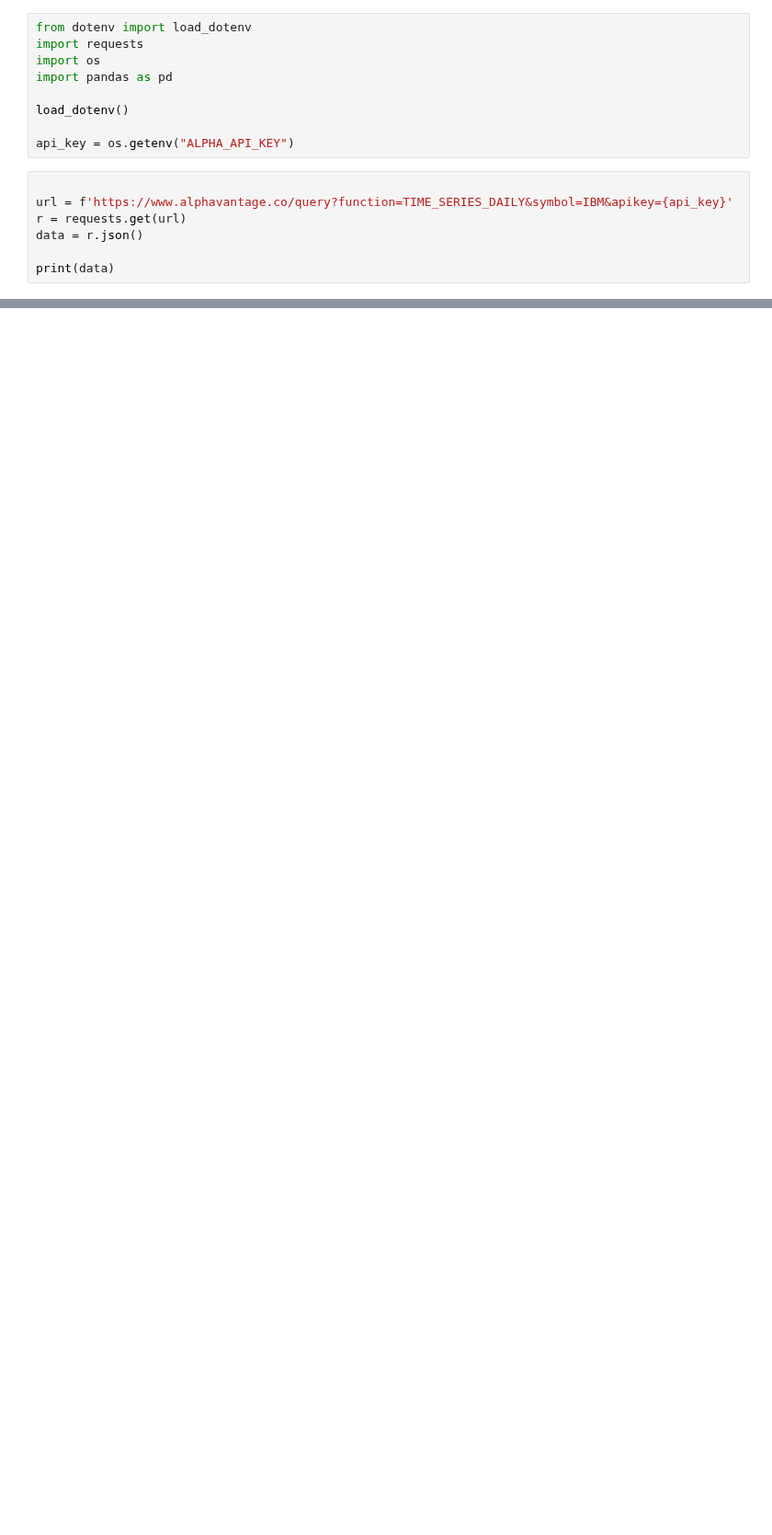
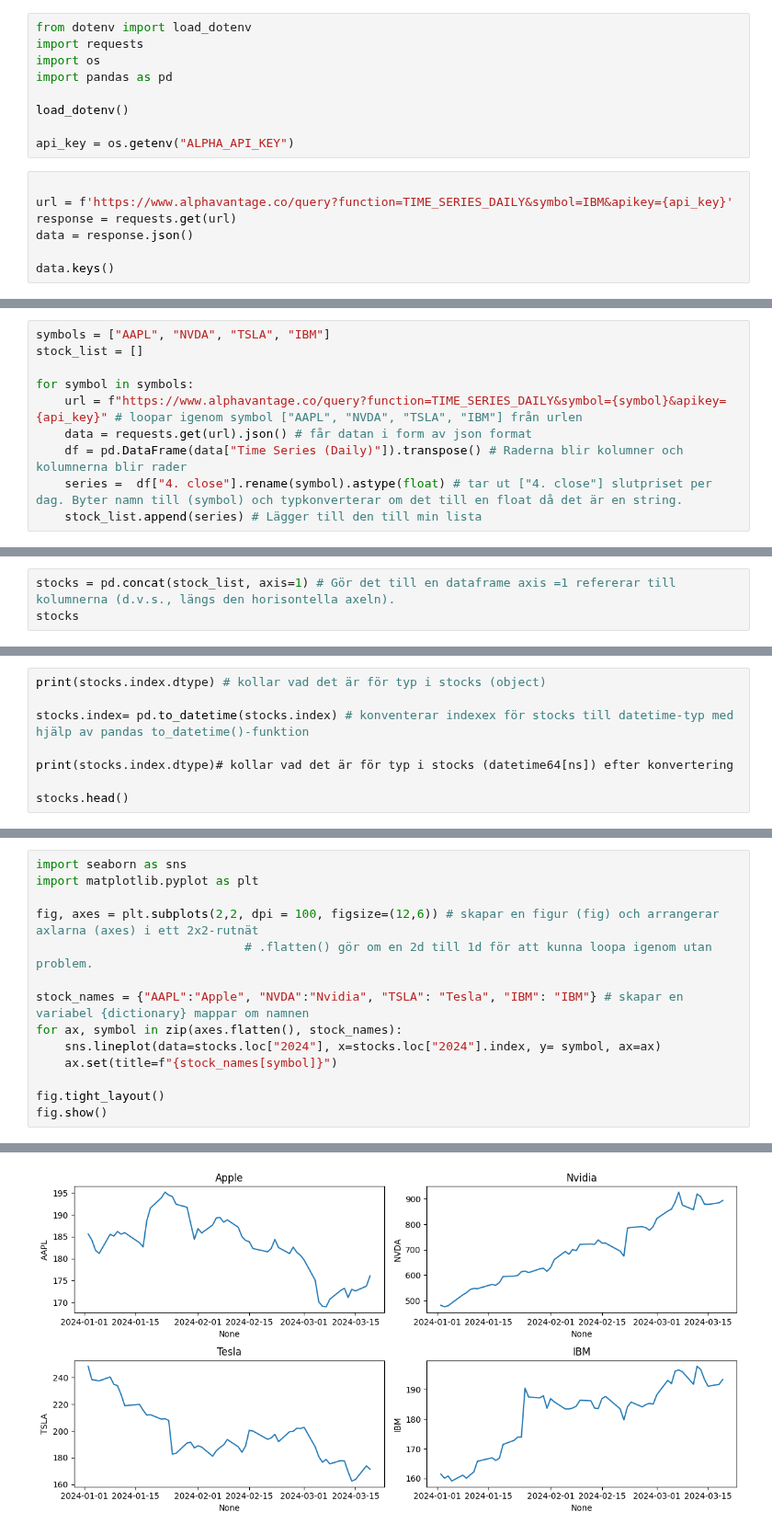
Before and after one commit to Utjiman/Python-Richard-Boden-OPA23, a Jupyter notebook: Code_Alongs/Lec11_api.ipynb, the cells around one changed output, grey strips where cells are left out. Shown at 92% size. Saved outputs shown, nothing was run; the diff lists cells and outputs as text; blank space fills up the shorter version.

```diff
--- a/Code_Alongs/Lec11_api.ipynb
+++ b/Code_Alongs/Lec11_api.ipynb
@@ -10,8 +10,8 @@ api_key = os.getenv("ALPHA_API_KEY")
 # %%
 
 url = f'https://www.alphavantage.co/query?function=TIME_SERIES_DAILY&symbol=IBM&apikey={api_key}'
-r = requests.get(url)
-data = r.json()
+response = requests.get(url)
+data = response.json()
 
-print(data)
+data.keys()
 # %% [output]
@@ -19,0 +89,10 @@ Error:
+# %%
+symbols = ["AAPL", "NVDA", "TSLA", "IBM"]
+stock_list = []
+
+for symbol in symbols:
+    url = f"https://www.alphavantage.co/query?function=TIME_SERIES_DAILY&symbol={symbol}&apikey={api_key}" # loopar igenom symbol ["AAPL", "NVDA", "TSLA", "IBM"] från urlen
+    data = requests.get(url).json() # får datan i form av json format
+    df = pd.DataFrame(data["Time Series (Daily)"]).transpose() # Raderna blir kolumner och kolumnerna blir rader
+    series =  df["4. close"].rename(symbol).astype(float) # tar ut ["4. close"] slutpriset per dag. Byter namn till (symbol) och typkonverterar om det till en float då det är en string.
+    stock_list.append(series) # Lägger till den till min lista
@@ -19,0 +134,3 @@ Error:
+# %%
+stocks = pd.concat(stock_list, axis=1) # Gör det till en dataframe axis =1 refererar till kolumnerna (d.v.s., längs den horisontella axeln).
+stocks
@@ -19,0 +157,8 @@ Error:
+# %%
+print(stocks.index.dtype) # kollar vad det är för typ i stocks (object)
+
+stocks.index= pd.to_datetime(stocks.index) # konventerar indexex för stocks till datetime-typ med hjälp av pandas to_datetime()-funktion
+
+print(stocks.index.dtype)# kollar vad det är för typ i stocks (datetime64[ns]) efter konvertering
+
+stocks.head()
@@ -19,0 +218,15 @@ Error:
+# %%
+import seaborn as sns
+import matplotlib.pyplot as plt
+
+fig, axes = plt.subplots(2,2, dpi = 100, figsize=(12,6)) # skapar en figur (fig) och arrangerar axlarna (axes) i ett 2x2-rutnät
+                             # .flatten() gör om en 2d till 1d för att kunna loopa igenom utan problem.
+
+stock_names = {"AAPL":"Apple", "NVDA":"Nvidia", "TSLA": "Tesla", "IBM": "IBM"} # skapar en variabel {dictionary} mappar om namnen
+for ax, symbol in zip(axes.flatten(), stock_names):
+    sns.lineplot(data=stocks.loc["2024"], x=stocks.loc["2024"].index, y= symbol, ax=ax)
+    ax.set(title=f"{stock_names[symbol]}")
+
+fig.tight_layout()
+fig.show()
+# %% [output]
@@ -19,0 +234 @@ Error:
+[figure, added]
```
Also changed, not shown: parts of 19 cells of this notebook, 1 other file.
